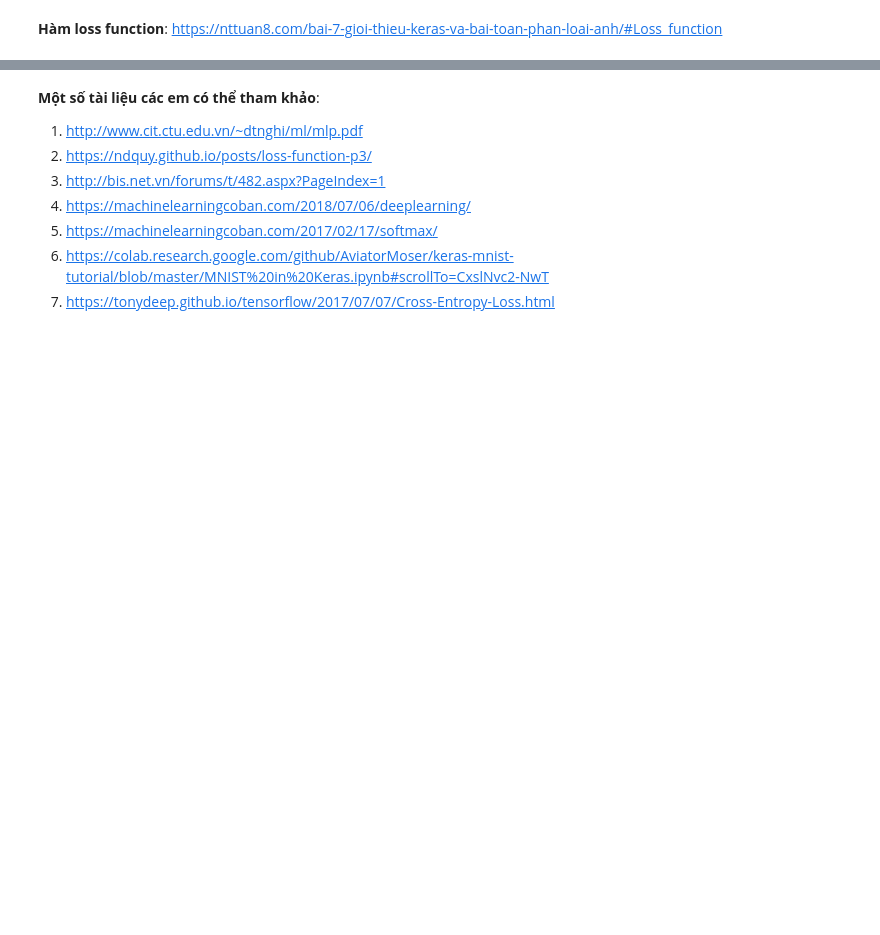
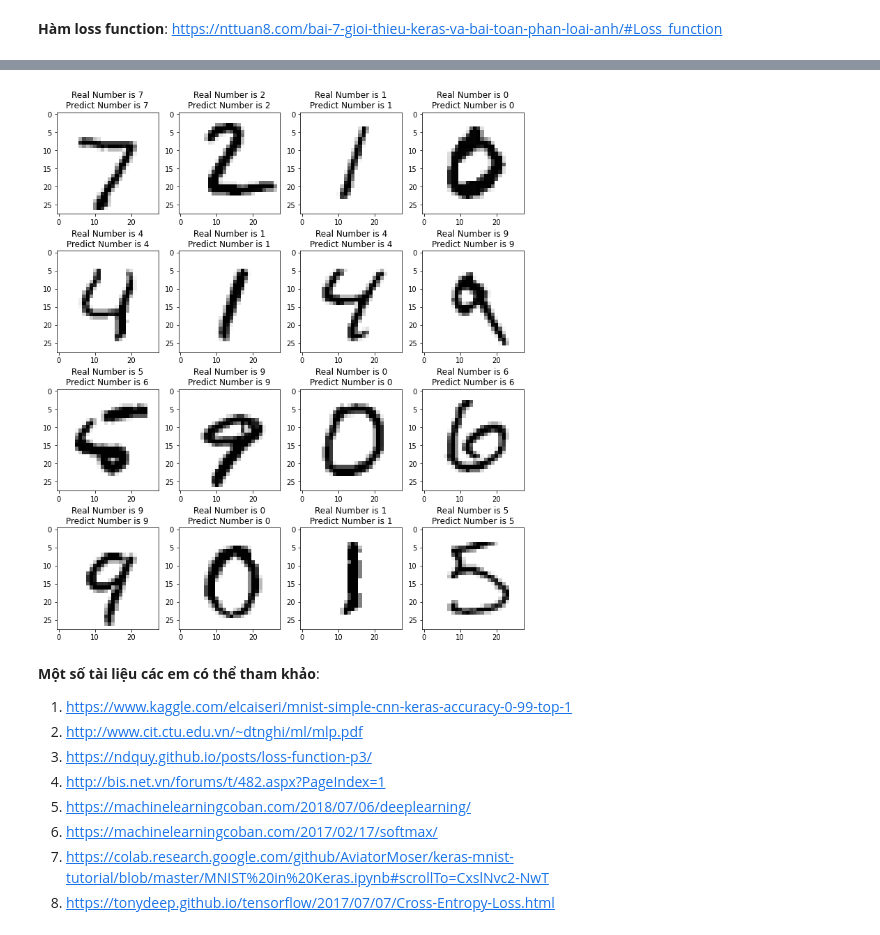
Before and after one commit to huynhhoc/DataAnalystDeepLearning, a Jupyter notebook: Labs/Lab07.ipynb, the cells around one changed output, grey strips where cells are left out. Cells and saved outputs as stored; diff of their text form; code cells hidden in the pictures; blank space fills up the shorter version.

Commit message:
Được tạo bằng Colaboratory

```diff
--- a/Labs/Lab07.ipynb
+++ b/Labs/Lab07.ipynb
@@ -190,9 +197,20 @@ plt.tight_layout()
+# %%
+y_pred = model.predict(x_test)
+X_test__ = x_test.reshape(x_test.shape[0], 28, 28)
+
+fig, axis = plt.subplots(4, 4, figsize=(12, 14))
+for i, ax in enumerate(axis.flat):
+    ax.imshow(x_test__[i], cmap='binary')
+    ax.set(title = f"Real Number is {y_test[i].argmax()}\nPredict Number is {y_pred[i].argmax()}");
+# %% [output]
+[figure, added]
 # %% [markdown]
 **Một số tài liệu các em có thể tham khảo**:
-1. http://www.cit.ctu.edu.vn/~dtnghi/ml/mlp.pdf
-2. https://ndquy.github.io/posts/loss-function-p3/
-3. http://bis.net.vn/forums/t/482.aspx?PageIndex=1
-4. https://machinelearningcoban.com/2018/07/06/deeplearning/
-5. https://machinelearningcoban.com/2017/02/17/softmax/
-6. https://colab.research.google.com/github/AviatorMoser/keras-mnist-tutorial/blob/master/MNIST%20in%20Keras.ipynb#scrollTo=CxslNvc2-NwT
-7. https://tonydeep.github.io/tensorflow/2017/07/07/Cross-Entropy-Loss.html
+1. https://www.kaggle.com/elcaiseri/mnist-simple-cnn-keras-accuracy-0-99-top-1
+2. http://www.cit.ctu.edu.vn/~dtnghi/ml/mlp.pdf
+3. https://ndquy.github.io/posts/loss-function-p3/
+4. http://bis.net.vn/forums/t/482.aspx?PageIndex=1
+5. https://machinelearningcoban.com/2018/07/06/deeplearning/
+6. https://machinelearningcoban.com/2017/02/17/softmax/
+7. https://colab.research.google.com/github/AviatorMoser/keras-mnist-tutorial/blob/master/MNIST%20in%20Keras.ipynb#scrollTo=CxslNvc2-NwT
+8. https://tonydeep.github.io/tensorflow/2017/07/07/Cross-Entropy-Loss.html
```
Also changed, not shown: parts of 5 cells of this notebook.
